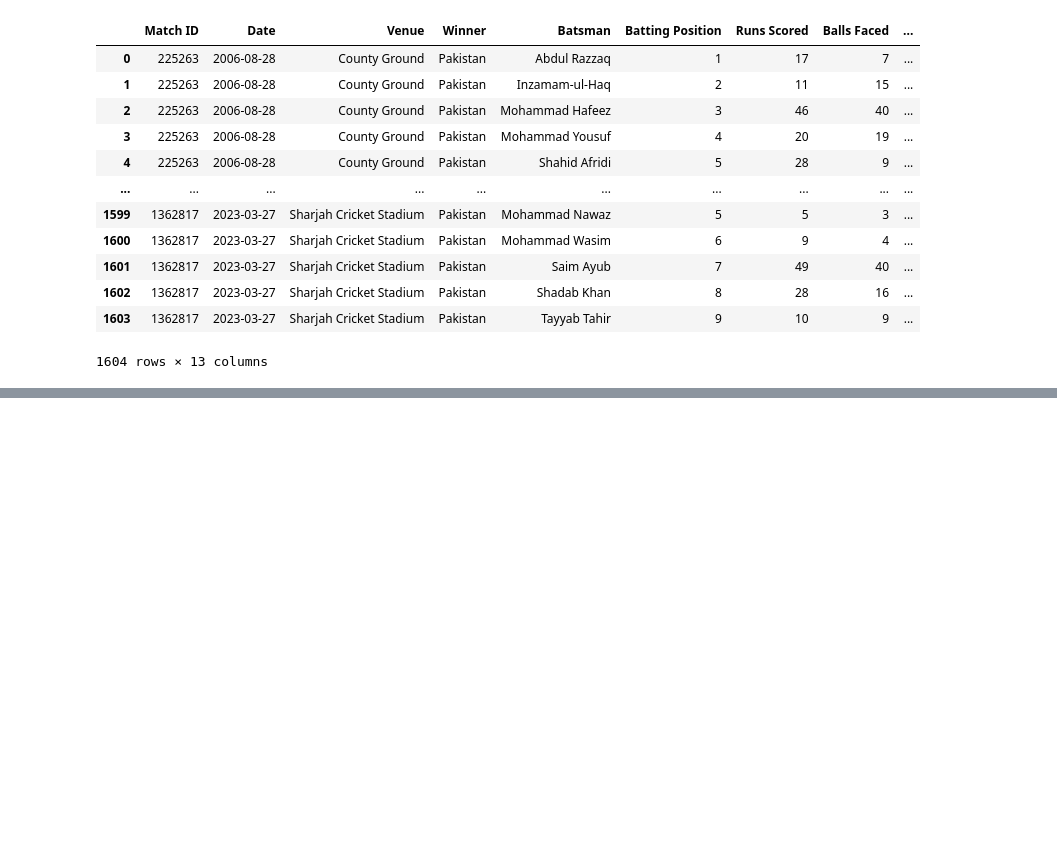
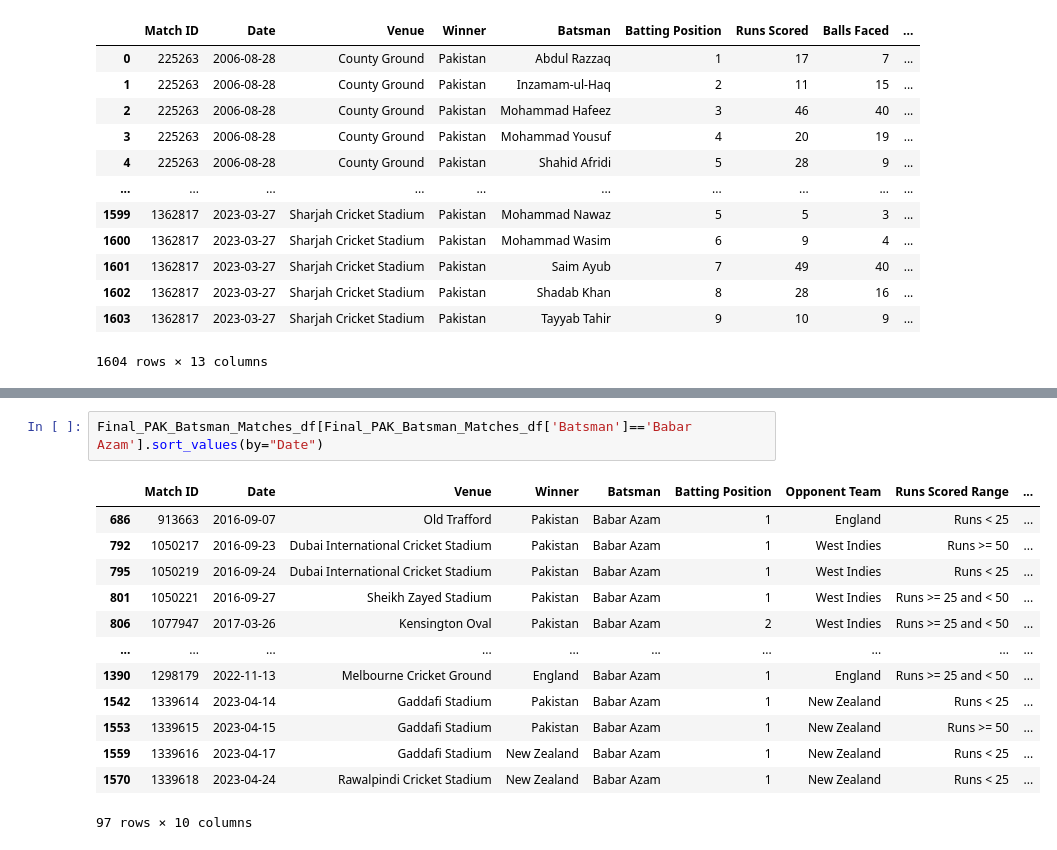
Before and after one commit to aliyan08/Perfomence-Based-Cricket-11-Selector-Using-Assoiciastion-Rule-Mining, a Jupyter notebook: DataCleaning.ipynb, the cells around one changed output, grey strips where cells are left out. Drawn from its saved outputs; the diff is of its cells as text; blank space fills up the shorter version.

Commit message:
DataCleaning For Final_PAK_Batsman_Matches_df

```diff
--- a/DataCleaning.ipynb
+++ b/DataCleaning.ipynb
@@ -902 +900,17 @@ Final_PAK_Batsman_Matches_df
 1604 rows × 10 columns
+# %%
+Final_PAK_Batsman_Matches_df[Final_PAK_Batsman_Matches_df['Batsman']=='Babar Azam'].sort_values(by="Date")
+# %% [output]
+|  | Match ID | Date | Venue | Winner | Batsman | Batting Position | Opponent Team | Runs Scored Range | ... |
+| 686 | 913663 | 2016-09-07 | Old Trafford | Pakistan | Babar Azam | 1 | England | Runs < 25 | ... |
+| 792 | 1050217 | 2016-09-23 | Dubai International Cricket Stadium | Pakistan | Babar Azam | 1 | West Indies | Runs >= 50 | ... |
+| 795 | 1050219 | 2016-09-24 | Dubai International Cricket Stadium | Pakistan | Babar Azam | 1 | West Indies | Runs < 25 | ... |
+| 801 | 1050221 | 2016-09-27 | Sheikh Zayed Stadium | Pakistan | Babar Azam | 1 | West Indies | Runs >= 25 and < 50 | ... |
+| 806 | 1077947 | 2017-03-26 | Kensington Oval | Pakistan | Babar Azam | 2 | West Indies | Runs >= 25 and < 50 | ... |
+| ... | ... | ... | ... | ... | ... | ... | ... | ... | ... |
+| 1390 | 1298179 | 2022-11-13 | Melbourne Cricket Ground | England | Babar Azam | 1 | England | Runs >= 25 and < 50 | ... |
+| 1542 | 1339614 | 2023-04-14 | Gaddafi Stadium | Pakistan | Babar Azam | 1 | New Zealand | Runs < 25 | ... |
+| 1553 | 1339615 | 2023-04-15 | Gaddafi Stadium | Pakistan | Babar Azam | 1 | New Zealand | Runs >= 50 | ... |
+| 1559 | 1339616 | 2023-04-17 | Gaddafi Stadium | New Zealand | Babar Azam | 1 | New Zealand | Runs < 25 | ... |
+| 1570 | 1339618 | 2023-04-24 | Rawalpindi Cricket Stadium | New Zealand | Babar Azam | 1 | New Zealand | Runs < 25 | ... |
+97 rows × 10 columns
```
Also changed, not shown: parts of 4 cells of this notebook, 4 other files.
